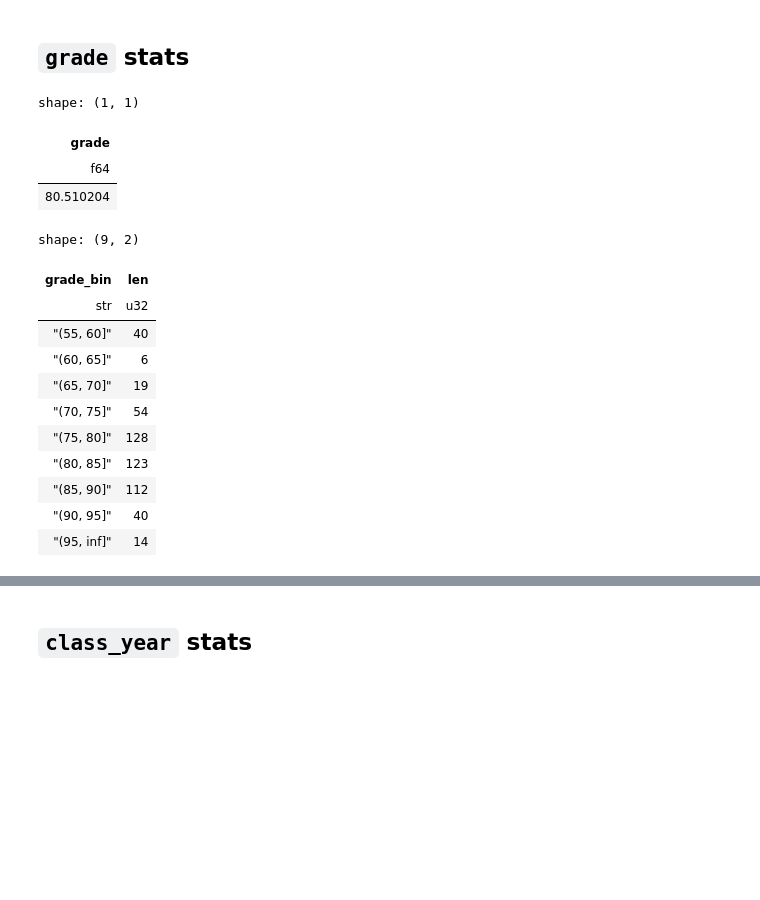
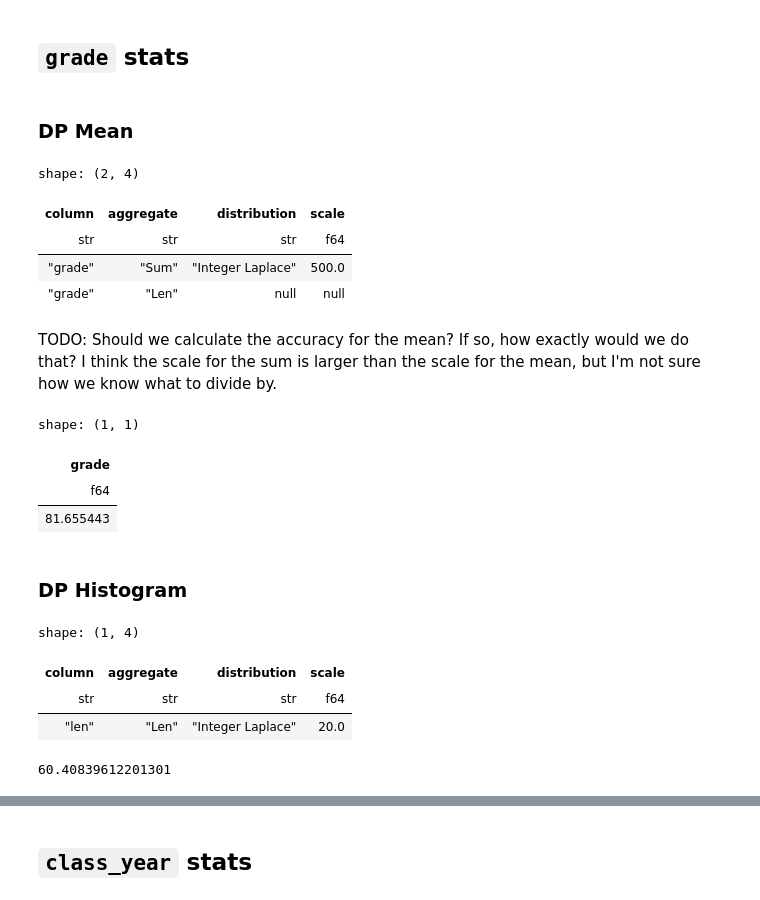
Before and after one commit to opendp/dp-wizard, a Jupyter notebook: demo.ipynb, the cells around one changed output, grey strips where cells are left out. Cells and saved outputs as stored; diff of their text form; code cells hidden in the pictures; blank space fills up the shorter version.

```diff
--- a/demo.ipynb
+++ b/demo.ipynb
@@ -223,35 +221,47 @@ def plot_histogram(histogram_df, error, cutoff):
     axes.axhline(cutoff, color="lightgrey", zorder=-1)
 # %% [markdown]
 ## `grade` stats
+# %% [markdown]
+### DP Mean
 # %%
-grade_mean = context.query().select(
+grade_mean_query = context.query().select(
     pl.col("grade").fill_null(0).dp.mean(bounds=(grade_min, grade_max))
-).release().collect()
-grade_mean
+)
+grade_mean_summary = grade_mean_query.summarize()
+grade_mean_summary
 # %% [output]
-shape: (1, 1)
+shape: (2, 4)
-| grade |
-| f64 |
-| 80.510204 |
+| column | aggregate | distribution | scale |
+| str | str | str | f64 |
+| "grade" | "Sum" | "Integer Laplace" | 500.0 |
+| "grade" | "Len" | null | null |
+# %% [markdown]
+TODO: Should we calculate the accuracy for the mean? If so, how exactly would we do that? I think the scale for the sum is larger than the scale for the mean, but I'm not sure how we know what to divide by.
+# %%
+grade_mean = grade_mean_query.release().collect()
+grade_mean
+# %% [output]
+shape: (1, 1)
+| grade |
+| f64 |
+| 81.655443 |
+# %% [markdown]
+### DP Histogram
 # %%
-grade_histogram = (context.query()
+grade_histogram_query = (context.query()
         .group_by("grade_bin")
-        .agg(pl.len().dp.noise())
-        .release()
-        .collect()
-        .sort("grade_bin")
-)
-grade_histogram
+        .agg(pl.len().dp.noise()))
+grade_histogram_summary = grade_histogram_query.summarize()
+grade_histogram_summary
 # %% [output]
-shape: (9, 2)
+shape: (1, 4)
-| grade_bin | len |
-| str | u32 |
-| "(55, 60]" | 40 |
-| "(60, 65]" | 6 |
-| "(65, 70]" | 19 |
-| "(70, 75]" | 54 |
-| "(75, 80]" | 128 |
-| "(80, 85]" | 123 |
-| "(85, 90]" | 112 |
-| "(90, 95]" | 40 |
-| "(95, inf]" | 14 |
+| column | aggregate | distribution | scale |
+| str | str | str | f64 |
+| "len" | "Len" | "Integer Laplace" | 20.0 |
+# %%
+grade_histogram_scale = grade_histogram_summary['scale'].item()
+# See the "distribution" in the summary above to confirm that discrete laplacian is correct.
+grade_histogram_95_accuracy = dp.discrete_laplacian_scale_to_accuracy(grade_histogram_scale, 0.05)
+grade_histogram_95_accuracy
+# %% [output]
+60.40839612201301
```
Also changed, not shown: parts of 20 cells of this notebook.
